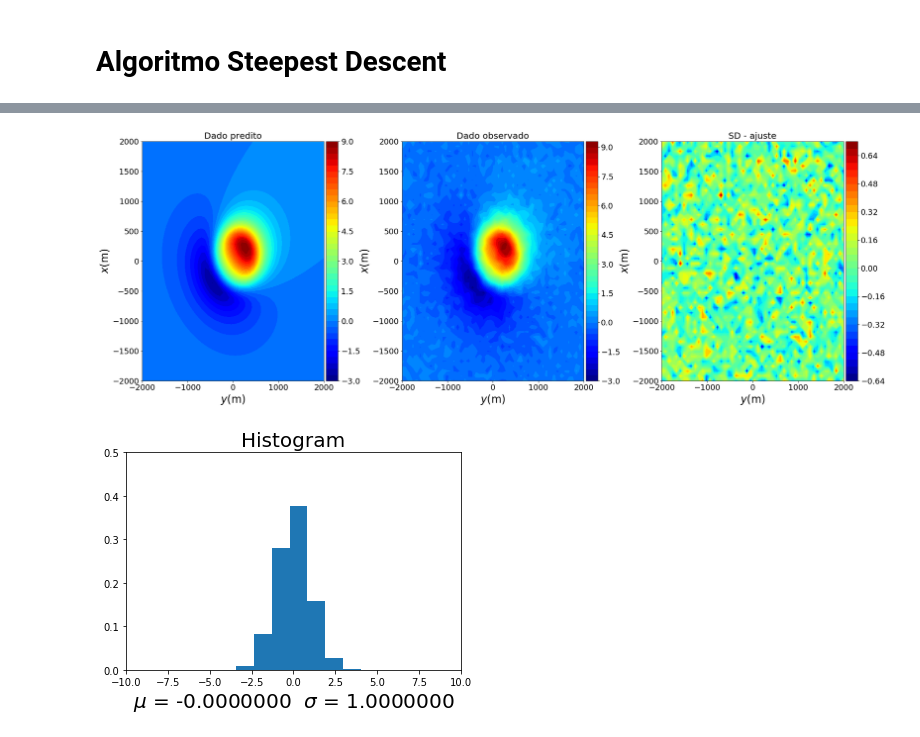
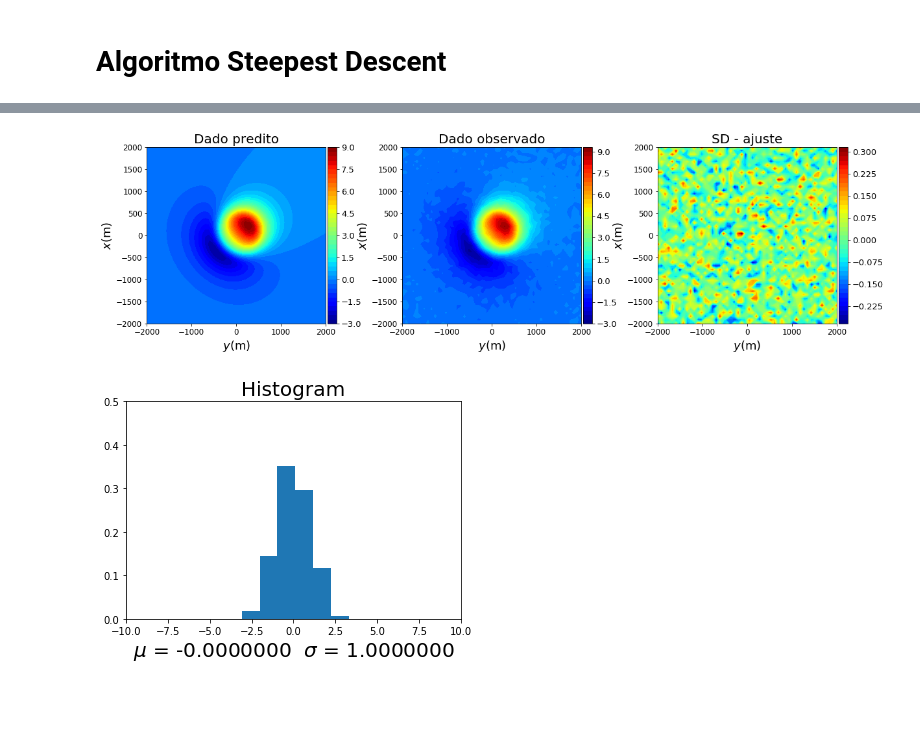
Before and after one commit to leobvital/non-linear-inversion, a Jupyter notebook: geofisica-base_steepest_descent.ipynb, the cells around one changed output, grey strips where cells are left out. Saved outputs shown, nothing was run; the diff lists cells and outputs as text; code cells hidden in the pictures; blank space fills up the shorter version.

```diff
--- a/geofisica-base_steepest_descent.ipynb
+++ b/geofisica-base_steepest_descent.ipynb
@@ -83 +144,5 @@ img(filename='bolacha.png')
+# %%
+data = polyprism.tf(xp, yp, zp, prisms, inc, dec) # predict data
+amp_noise = 0.01*np.max(data)
+data_noise = data + np.random.normal(loc=0., scale=amp_noise, size=shape[0]*shape[1]) # noise corrupted data
 # %% [markdown]
@@ -298,3 +389,10 @@ itreação: 297   r: 500.24   z: 602.66   misfit: 7.93e+01
+# %%
+res_norm = (res - np.mean(res))/np.std(res)
+res_plot = res.reshape(shape)
+xp = xp.reshape(shape)
+yp = yp.reshape(shape)
+dpred = data.reshape(shape)
+dobs = data_noise.reshape(shape)
 # %%
 #plot
 plt.figure(figsize=(5,5))
@@ -321,7 +408,0 @@ plt.show()
-# %%
-res_norm = (res - np.mean(res))/np.std(res)
-res = res.reshape(regular_grid['shape'])
-xp = regular_grid['xp'].reshape(regular_grid['shape'])
-yp = regular_grid['yp'].reshape(regular_grid['shape'])
-dpred = cylinder_bottom_data['data'].reshape(regular_grid['shape'])
-dobs = cylinder_bottom_data['data_noise'].reshape(regular_grid['shape'])
@@ -328,41 +433,40 @@ dobs = cylinder_bottom_data['data_noise'].reshape(regular_grid['shape'])
 # %%
 # plot
-plt.figure(figsize=(30,10))
+plt.figure(figsize=(20,5))
 plt.subplot(1, 3, 1)
 plt.title('Dado predito', fontsize=20)
-plt.contourf(yp, xp, dpred, 40, cmap='jet').ax.tick_params(labelsize=18)
-plt.xlabel('$y$(m)', fontsize=24)
-plt.ylabel('$x$(m)', fontsize=24)
+plt.contourf(yp, xp, dpred, 40, cmap='jet').ax.tick_params(labelsize=12)
+plt.xlabel('$y$(m)', fontsize=18)
+plt.ylabel('$x$(m)', fontsize=18)
 clb = plt.colorbar(pad=0.01, aspect=20, shrink=1)
-clb.ax.tick_params(labelsize=18)
+clb.ax.tick_params(labelsize=13)
 
 plt.subplot(1, 3, 2)
 plt.title('Dado observado', fontsize=20)
-plt.contourf(yp, xp, dobs, 40, cmap='jet').ax.tick_params(labelsize=18)
-plt.xlabel('$y$(m)', fontsize=24)
-plt.ylabel('$x$(m)', fontsize=24)
+plt.contourf(yp, xp, dobs, 40, cmap='jet').ax.tick_params(labelsize=12)
+plt.xlabel('$y$(m)', fontsize=18)
+plt.ylabel('$x$(m)', fontsize=18)
 clb = plt.colorbar(pad=0.01, aspect=20, shrink=1)
-clb.ax.tick_params(labelsize=18)
+clb.ax.tick_params(labelsize=13)
 
 plt.subplot(1, 3, 3)
 plt.title('SD - ajuste', fontsize=20)
-plt.contourf(yp, xp, res, 40, cmap='jet').ax.tick_params(labelsize=18)
-plt.xlabel('$y$(m)', fontsize=24)
-plt.ylabel('$x$(m)', fontsize=24)
+plt.contourf(yp, xp, res_plot, 40, cmap='jet').ax.tick_params(labelsize=12)
+plt.xlabel('$y$(m)', fontsize=18)
+plt.ylabel('$x$(m)', fontsize=18)
 clb = plt.colorbar(pad=0.01, aspect=20, shrink=1)
-clb.ax.tick_params(labelsize=18)
+clb.ax.tick_params(labelsize=13)
 plt.show()
 # %% [output]
-[figure, old version]
+[figure, new version]
 # %%
-plt.plot(figsize=(30,25))
+plt.plot(figsize=(20,5))
 plt.title('Histogram', fontsize = 20)
 plt.xlabel('$\mu$ = %.7f  $\sigma$ = %.7f' % (np.mean(res_norm), np.std(res_norm)), fontsize=20)
 nbins = int((np.max(res_norm) - np.min(res_norm)))
 plt.hist(res_norm,bins=nbins, normed=True)
 plt.ylim(0.,0.5)
 plt.xlim(-10., 10.)
-plt.savefig('fit_hist_kimb.png', dpi=300)
 plt.show()
 # %% [output]
-[figure, old version]
+[figure, new version]
```
Also changed, not shown: parts of 28 cells of this notebook, 37 other files.
